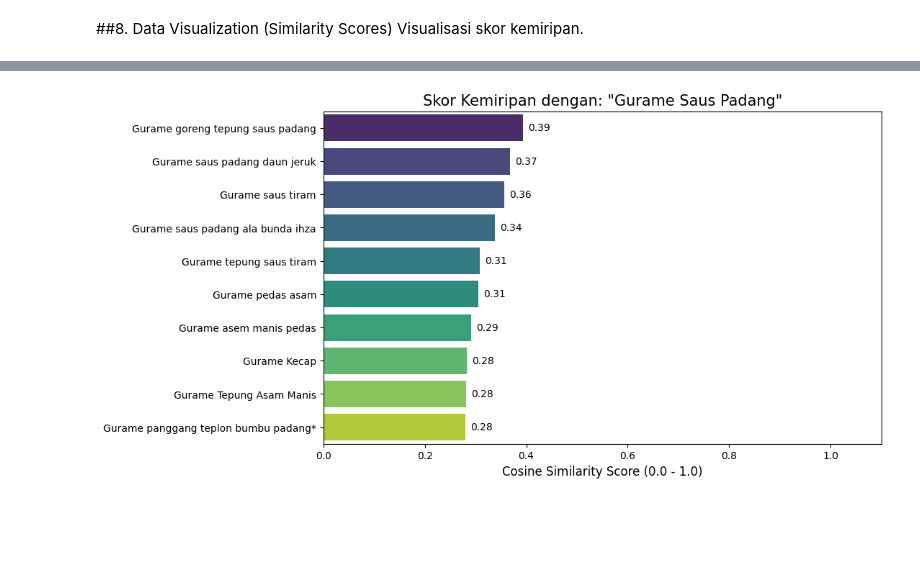
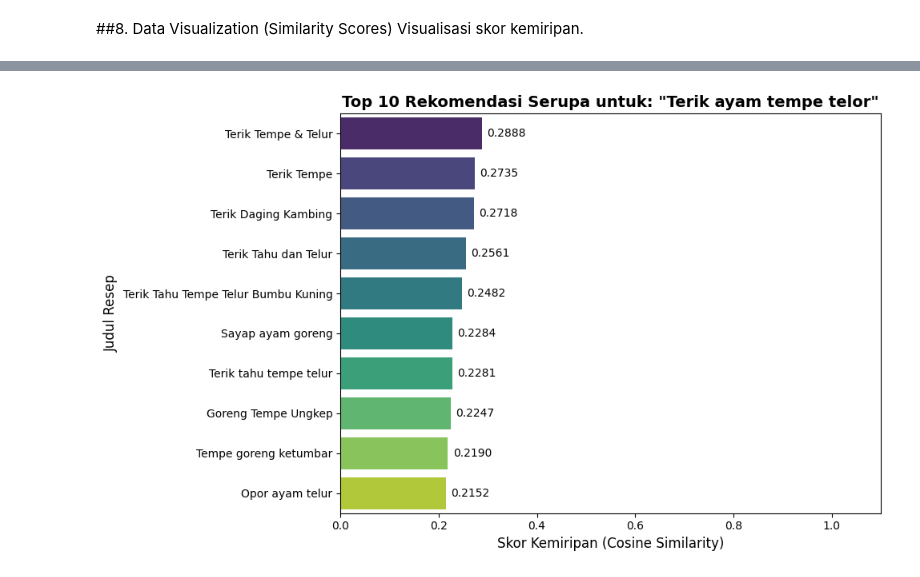
Before and after one commit to Creacipe/Creacipe-ML-Service, a Jupyter notebook: sistem_rekomendasi_resep_makanan_dengan_CBF.ipynb, the cells around one changed output, grey strips where cells are left out. Saved outputs shown, nothing was run; the diff lists cells and outputs as text; code cells hidden in the pictures; blank space fills up the shorter version.

Commit message:
push penambahan fitur evaluasi matrix

```diff
--- a/sistem_rekomendasi_resep_makanan_dengan_CBF.ipynb
+++ b/sistem_rekomendasi_resep_makanan_dengan_CBF.ipynb
@@ -180,14 +181,14 @@ Total Data Bersih: 12468 baris.
 # %%
 # --- MODIFIKASI: TITLE BOOSTING ---
 def create_combined_features(x):
-    # Trik: Kita ulang Title sebanyak 3 kali agar bobotnya lebih besar
+
     title = (x['Title_Clean'] + ' ') * 3
 
-    # Kita ulang Category 2 kali agar kategori juga penting
+
     category = (x['Category_Clean'] + ' ') * 2
 
-    # Ingredients cukup 1 kali saja
-    ingredients = x['Ingredients_Clean']
+
+    ingredients = (x['Ingredients_Clean'] + ' ') *2
 
     return title + category + ingredients
 
@@ -205,14 +206,16 @@ Melatih model TF-IDF & Cosine Similarity
 # %%
 print("1. Melatih TF-IDF...")
 tfidf = TfidfVectorizer(stop_words=None)
-
-# Gunakan kolom 'combined_features'
 tfidf_matrix = tfidf.fit_transform(df['combined_features'])
 print(f"   Ukuran Matrix: {tfidf_matrix.shape}")
 
-print("2. Menghitung Cosine Similarity...")
-cosine_sim = cosine_similarity(tfidf_matrix, tfidf_matrix)
-print("Model Selesai!")
+print("2. Melatih Model KNN (NearestNeighbors)...")
+# Menggunakan metric='cosine' agar cara hitungnya sama dengan cosine similarity
+# algorithm='brute' biasanya paling efisien untuk sparse matrix (hasil TF-IDF)
+knn_model = NearestNeighbors(metric='cosine', algorithm='brute')
+knn_model.fit(tfidf_matrix)
+
+print("✅ Model KNN berhasil dilatih!")
 # %% [output]
 1. Melatih TF-IDF...
    Ukuran Matrix: (12468, 34366)
@@ -265,39 +316,59 @@ if not df.empty:
 ##8. Data Visualization (Similarity Scores)
 Visualisasi skor kemiripan.
 # %%
-def visualize_similarity(title_input):
+def visualize_similarity_knn(title_input, k=10):
+    # 1. Cari Index Resep Target
     title_clean = text_cleaning(title_input)
-
     if title_clean not in indices:
-        print(f"Resep '{title_input}' tidak ditemukan.")
+        print(f"❌ Resep '{title_input}' tidak ditemukan.")
         return
 
     idx = indices[title_clean]
     if isinstance(idx, pd.Series): idx = idx.iloc[0]
 
-    sim_scores = list(enumerate(cosine_sim[idx]))
-    sim_scores = sorted(sim_scores, key=lambda x: x[1], reverse=True)
-    top_10 = sim_scores[1:11]
+    # 2. Hitung Jarak dengan KNN
+    # Ambil vektor target
+    target_vector = tfidf_matrix[idx]
 
-    indices_plot = [x[0] for x in top_10]
-    scores_plot = [x[1] for x in top_10]
-    titles_plot = df['Title'].iloc[indices_plot].tolist()
+    # Cari tetangga terdekat beserta jaraknya (distances)
+    # k+1 karena hasil pertama adalah diri sendiri
+    distances, neighbor_indices = knn_model.kneighbors(target_vector, n_neighbors=k+1)
 
+    # Ratakan array hasil
+    neighbor_indices = neighbor_indices.flatten()
+    distances = distances.flatten()
+
+    # 3. Konversi Jarak ke Skor Kemiripan (Similarity Score)
+    # Karena KNN pake 'cosine distance', maka: Similarity = 1 - Distance
+    similarity_scores = 1 - distances
+
+    # 4. Siapkan Data untuk Plotting (Skip index 0 / diri sendiri)
+    plot_indices = neighbor_indices[1:]
+    plot_scores = similarity_scores[1:]
+    plot_titles = df['Title'].iloc[plot_indices].tolist()
+
+    # 5. Buat Grafik
     plt.figure(figsize=(10, 6))
-    barplot = sns.barplot(x=scores_plot, y=titles_plot, palette='viridis')
 
-    plt.title(f'Skor Kemiripan dengan: "{title_input}"', fontsize=15)
-    plt.xlabel('Cosine Similarity Score (0.0 - 1.0)', fontsize=12)
-    plt.xlim(0, 1.1)
+    # Gunakan palet warna yang menarik
+    barplot = sns.barplot(x=plot_scores, y=plot_titles, palette='viridis')
 
-    for i, v in enumerate(scores_plot):
-        barplot.text(v + 0.01, i, f"{v:.2f}", va='center')
+    plt.title(f'Top {k} Rekomendasi Serupa untuk: "{title_input}"', fontsize=14, fontweight='bold')
+    plt.xlabel('Skor Kemiripan (Cosine Similarity)', fontsize=12)
+    plt.ylabel('Judul Resep', fontsize=12)
+    plt.xlim(0, 1.1)  # Batas sumbu X dari 0 sampai 1.1 agar teks skor muat
 
+    # Tambahkan angka skor di ujung batang grafik
+    for i, v in enumerate(plot_scores):
+        barplot.text(v + 0.01, i, f"{v:.4f}", va='center', fontsize=10)
+
+    plt.tight_layout()
     plt.show()
 
-# Jalankan Visualisasi
+# --- JALANKAN VISUALISASI ---
 if not df.empty:
-    judul_tes = df['Title'].iloc[0]
-    print(f"📊 Grafik Kemiripan untuk: {judul_tes}")
-    visualize_similarity(judul_tes)
+    # Ambil contoh judul (misal baris ke-1)
+    judul_tes = df['Title'].iloc[1]
+    print(f"📊 Menyiapkan grafik untuk: {judul_tes}...")
+    visualize_similarity_knn(judul_tes)
 # %% [output]
@@ -308,2 +379,2 @@ Passing `palette` without assigning `hue` is deprecated and will be removed in v
-[figure, old version]
+[figure, new version]
 # %% [markdown]
```
Also changed, not shown: parts of 12 cells of this notebook, 2 other files.
